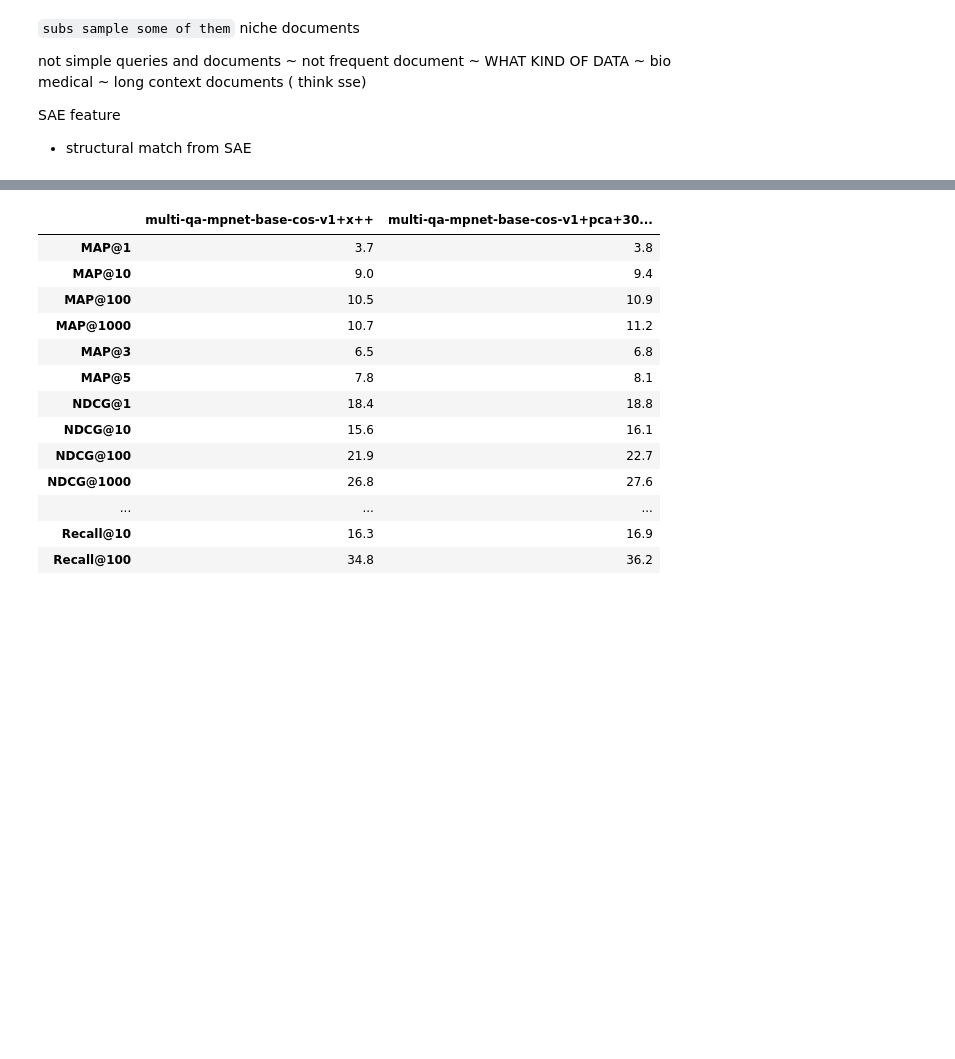
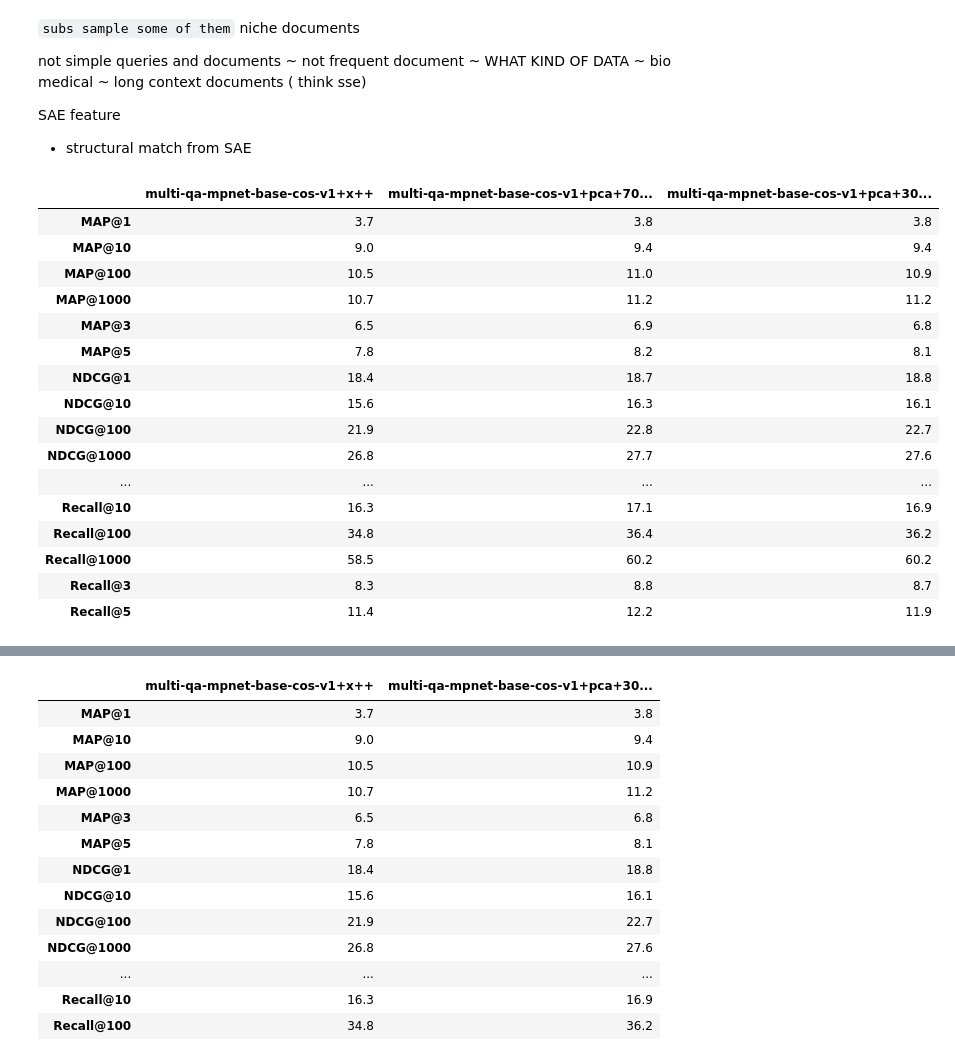
Before and after one commit to LittleDijkstraZ/Analogical_Retrieval, a Jupyter notebook: retrofitting_embeddings.ipynb, the cells around one changed output, grey strips where cells are left out. Drawn from its saved outputs; the diff is of its cells as text; code cells hidden in the pictures; blank space fills up the shorter version.

```diff
--- a/retrofitting_embeddings.ipynb
+++ b/retrofitting_embeddings.ipynb
@@ -83,8 +83,8 @@ model_name_list = [
     # 'all-mpnet-base-v2',
     # 'all-MiniLM-L12-v1',
     # "sentence-t5-xl"
-    "hkunlp/instructor-large"
-    # "multi-qa-mpnet-base-cos-v1",
+    # "hkunlp/instructor-large"
+    "multi-qa-mpnet-base-cos-v1",
 ]
 reduction_kwargs_choices = {
     'x': {},
@@ -156,3 +156,26 @@ not simple queries and documents
 SAE feature
 
 - structural match from SAE
+# %%
+# scidocs +
+all_df = pd.concat(df_list, axis=1)
+
+all_df
+# %% [output]
+|  | multi-qa-mpnet-base-cos-v1+x++ | multi-qa-mpnet-base-cos-v1+pca+70... | multi-qa-mpnet-base-cos-v1+pca+30... |
+| MAP@1 | 3.7 | 3.8 | 3.8 |
+| MAP@10 | 9.0 | 9.4 | 9.4 |
+| MAP@100 | 10.5 | 11.0 | 10.9 |
+| MAP@1000 | 10.7 | 11.2 | 11.2 |
+| MAP@3 | 6.5 | 6.9 | 6.8 |
+| MAP@5 | 7.8 | 8.2 | 8.1 |
+| NDCG@1 | 18.4 | 18.7 | 18.8 |
+| NDCG@10 | 15.6 | 16.3 | 16.1 |
+| NDCG@100 | 21.9 | 22.8 | 22.7 |
+| NDCG@1000 | 26.8 | 27.7 | 27.6 |
+| ... | ... | ... | ... |
+| Recall@10 | 16.3 | 17.1 | 16.9 |
+| Recall@100 | 34.8 | 36.4 | 36.2 |
+| Recall@1000 | 58.5 | 60.2 | 60.2 |
+| Recall@3 | 8.3 | 8.8 | 8.7 |
+| Recall@5 | 11.4 | 12.2 | 11.9 |
```
Also changed, not shown: parts of 2 cells of this notebook.
